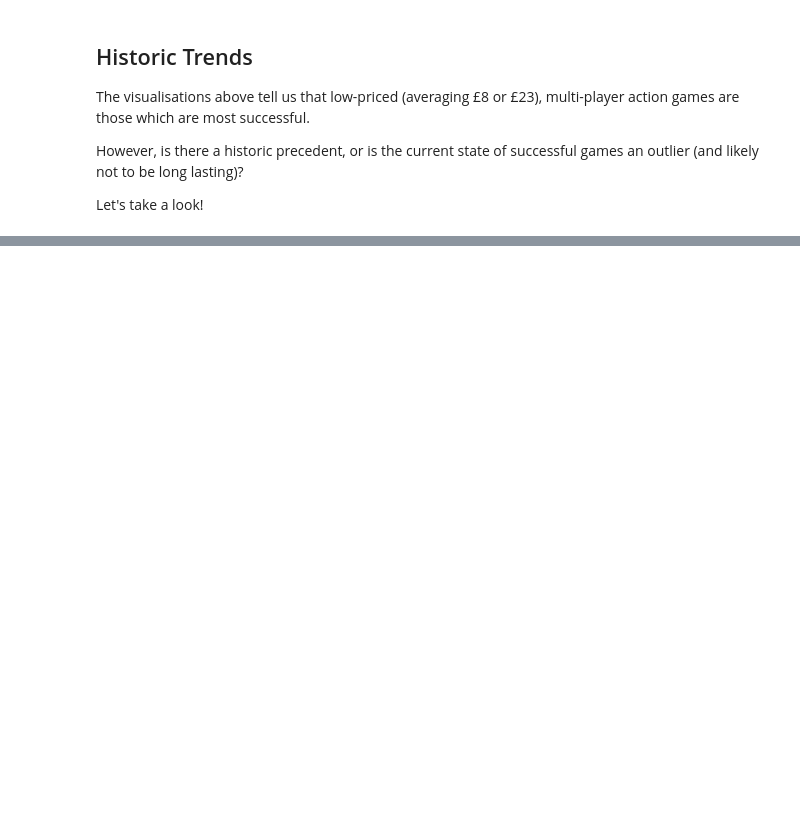
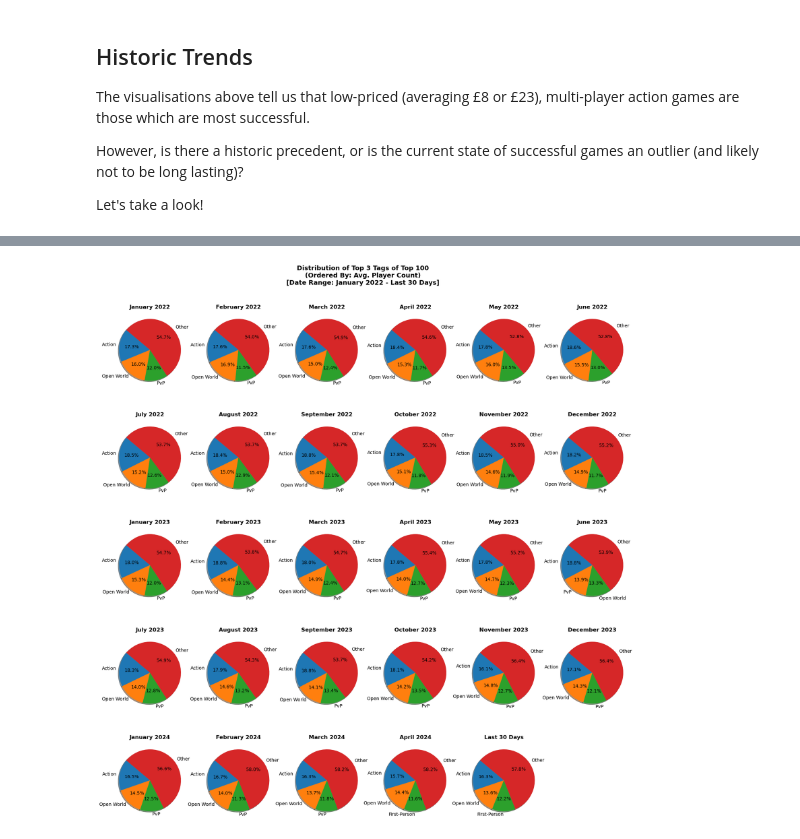
Before and after one commit to DarkMasquerader/Data-Analysis-Project-1, a Jupyter notebook: Python Files/My_Notebook.ipynb, the cells around one changed output, grey strips where cells are left out. Cells and saved outputs as stored; diff of their text form; code cells hidden in the pictures; blank space fills up the shorter version.

```diff
--- a/Python Files/My_Notebook.ipynb
+++ b/Python Files/My_Notebook.ipynb
@@ -429,0 +594,53 @@ plt.show()
+# %%
+# Controllable Variables #
+no_games = 100 # Upper limit of games to consider
+tag_limit = 10 # No. considered tags
+visualised_tag_count = 3 # No. tags excluded from 'Other' category
+no_cols = 6 # No. columns of subplot (may require adjustment of 'wsapce' argument)
+# ---------------------------- #
+
+import math
+
+date_counter = 0 #This is used to hide unused subplots at the bottom of this section
+
+# Dynamic subplot configuration
+no_rows = math.ceil(len(list_of_dates) / no_cols)
+fig, axs = plt.subplots(no_rows, no_cols, figsize=(20,no_years*10))
+plt.subplots_adjust(wspace=0.3, hspace=0.4)
+plt.suptitle(f'Distribution of Top {visualised_tag_count} Tags of Top {no_games}\n(Ordered By: Avg. Player Count)\n[Date Range: {list_of_dates[0]} - {list_of_dates[len(list_of_dates)-1]}]',
+             fontsize=14,
+             fontweight='bold',
+             y=0.95)
+
+# For each pie plot (for each date)
+for tag_date_dict in list_of_tag_frequency_per_date:
+    labels = list(tag_date_dict.keys())
+    values = list(tag_date_dict.values())
+
+    # Isolate top 3
+    list_of_plot_lables = labels[0:visualised_tag_count]
+    list_of_plot_values = values[0:visualised_tag_count]
+
+    total_count = sum(values[:tag_limit])
+    list_of_plot_values = [ round((x / total_count) * 100,2) for x in list_of_plot_values] # Get percentages
+
+    # 'Other' category
+    list_of_plot_lables.append('Other')
+    list_of_plot_values.append(100.00 - sum(list_of_plot_values)) # !Consider removing other and appending them all
+
+    # Plot
+    plt.subplot(no_rows, no_cols, date_counter + 1)
+    plt.pie(list_of_plot_values, labels=list_of_plot_lables,
+            autopct='%1.1f%%',
+            startangle=140,
+            shadow=True)
+    plt.axis('equal')
+    plt.title(f'{list_of_dates[date_counter]}', fontweight='bold')
+
+    date_counter += 1
+
+# Hide unused subplots
+for ax in axs.flat[date_counter:]:
+    ax.axis('off')
+# %% [output]
+[figure, added]
```
Also changed, not shown: parts of 22 cells of this notebook.
